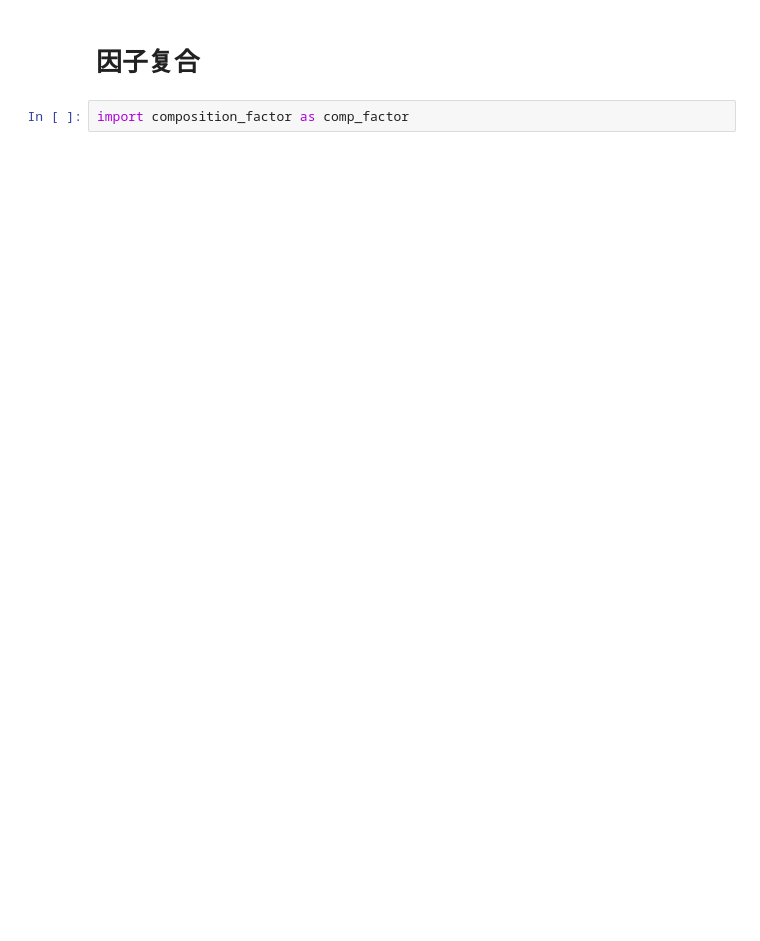
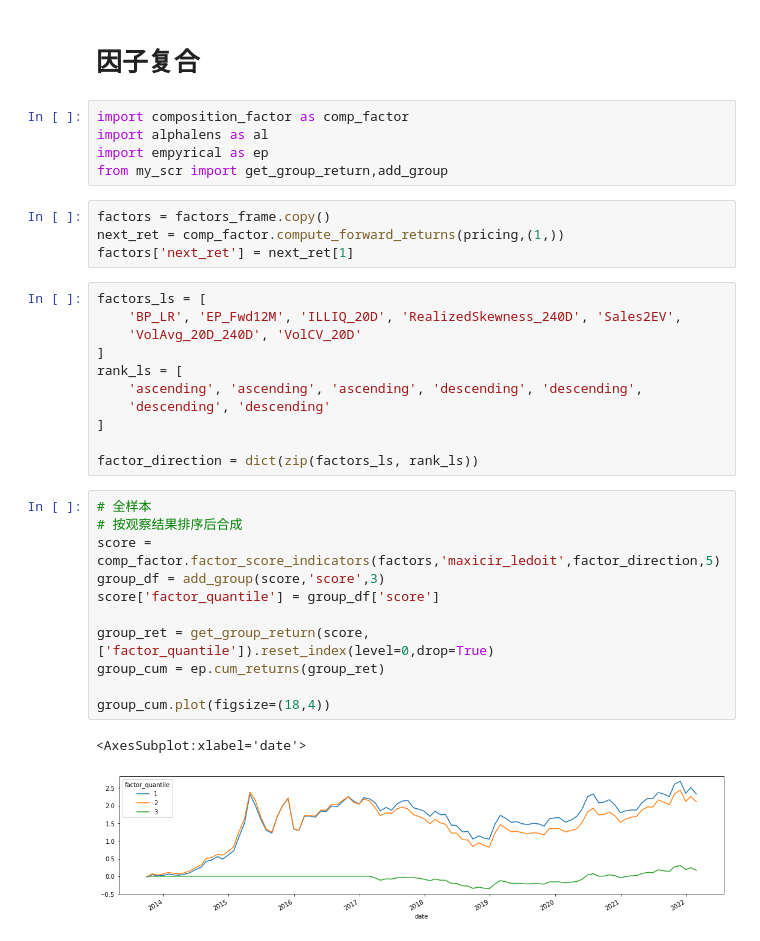
Before and after one commit to 11bingo/Quantitative-analysis, a Jupyter notebook: B-因子构建类/企业生命周期/企业生命周期测试.ipynb, the cells around one changed output. Saved outputs shown, nothing was run; the diff lists cells and outputs as text; blank space fills up the shorter version.

```diff
--- a/B-因子构建类/企业生命周期/企业生命周期测试.ipynb
+++ b/B-因子构建类/企业生命周期/企业生命周期测试.ipynb
@@ -254,4 +232,36 @@ res1 = get_factor_res(stack_quandrant,
 # %% [markdown]
 # 因子复合
-# %%
-import composition_factor as comp_factor
+# %%
+import composition_factor as comp_factor
+import alphalens as al
+import empyrical as ep
+from my_scr import get_group_return,add_group
+# %%
+factors = factors_frame.copy()
+next_ret = comp_factor.compute_forward_returns(pricing,(1,))
+factors['next_ret'] = next_ret[1]
+# %%
+factors_ls = [
+    'BP_LR', 'EP_Fwd12M', 'ILLIQ_20D', 'RealizedSkewness_240D', 'Sales2EV',
+    'VolAvg_20D_240D', 'VolCV_20D'
+]
+rank_ls = [
+    'ascending', 'ascending', 'ascending', 'descending', 'descending',
+    'descending', 'descending'
+]
+
+factor_direction = dict(zip(factors_ls, rank_ls))
+# %%
+# 全样本
+# 按观察结果排序后合成
+score = comp_factor.factor_score_indicators(factors,'maxicir_ledoit',factor_direction,5)
+group_df = add_group(score,'score',3)
+score['factor_quantile'] = group_df['score']
+
+group_ret = get_group_return(score,['factor_quantile']).reset_index(level=0,drop=True)
+group_cum = ep.cum_returns(group_ret)
+
+group_cum.plot(figsize=(18,4))
+# %% [output]
+<AxesSubplot:xlabel='date'>
+[figure, added]
```
Also changed, not shown: parts of 6 cells of this notebook, 5 other files.
